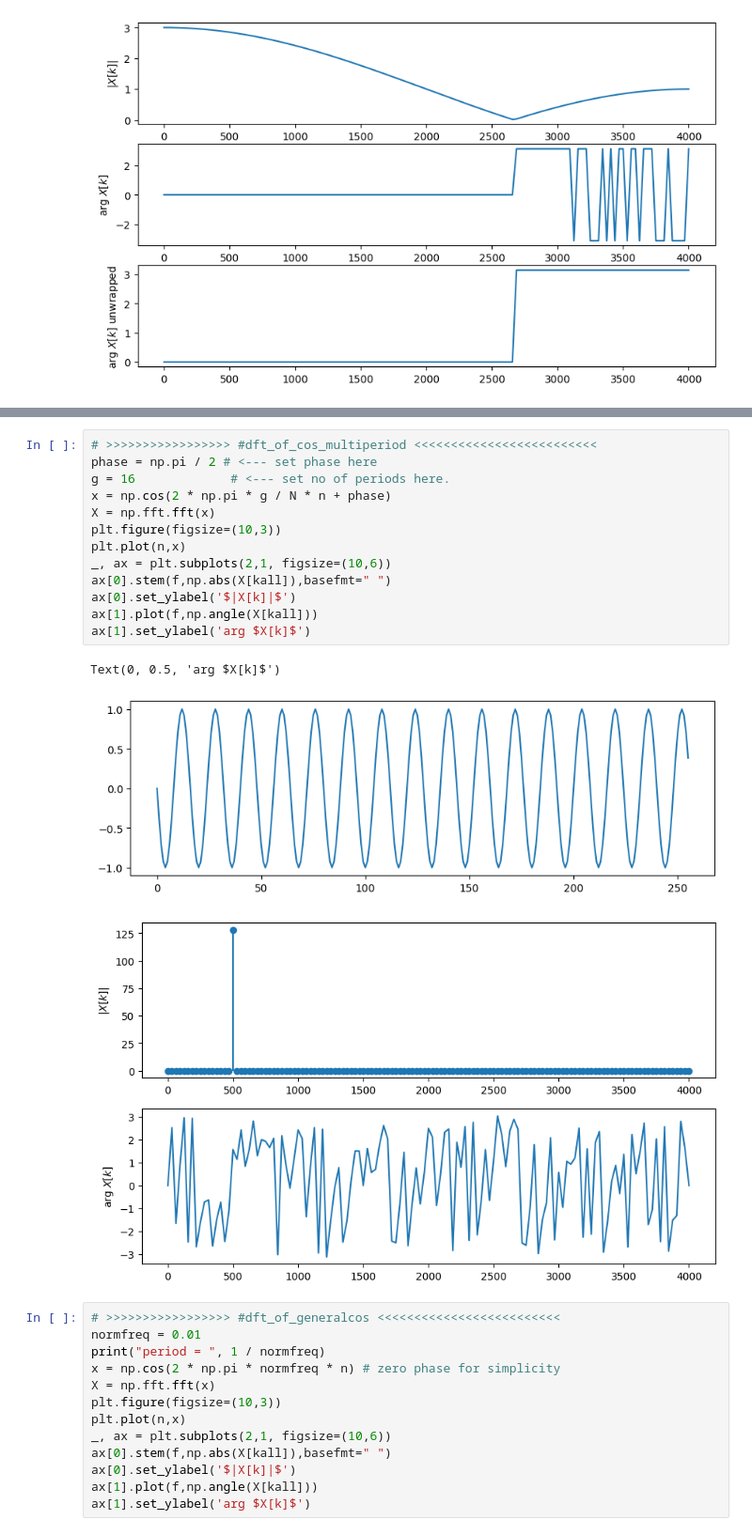
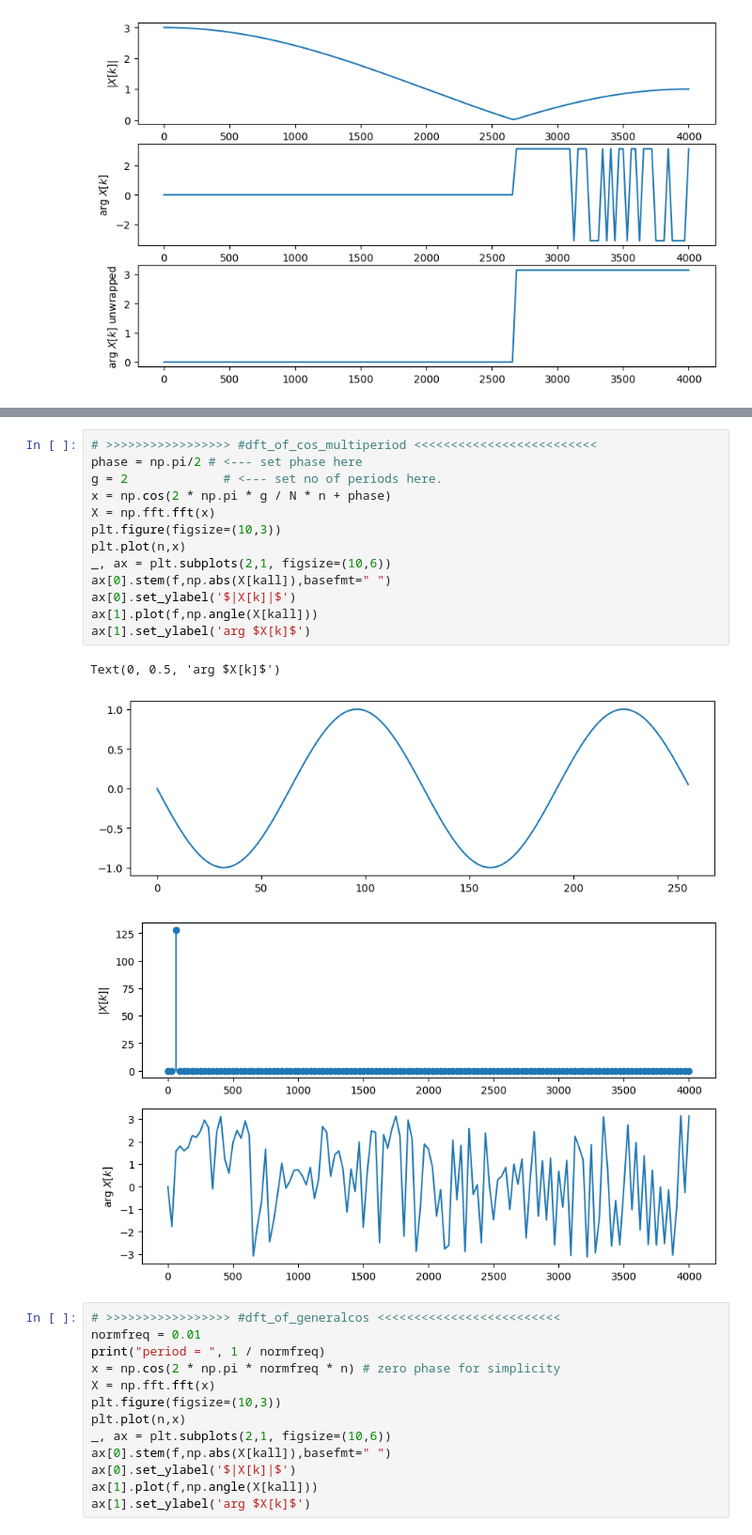
Before and after one commit to Katzoun/ISS-course, a Jupyter notebook: 03_spectral_analysis_2/03_spectral_2.ipynb, the cells around one changed output, grey strips where cells are left out. Shown at 94% size. Cells and saved outputs as stored; diff of their text form.

```diff
--- a/03_spectral_analysis_2/03_spectral_2.ipynb
+++ b/03_spectral_analysis_2/03_spectral_2.ipynb
@@ -175,21 +189,21 @@ Text(0, 0.5, 'arg $X[k]$')
 [figure]
 # %%
 # >>>>>>>>>>>>>>>>> #dft_of_cos_multiperiod <<<<<<<<<<<<<<<<<<<<<<<<<
-phase = np.pi / 2 # <--- set phase here
-g = 16             # <--- set no of periods here.
+phase = np.pi/2 # <--- set phase here
+g = 2             # <--- set no of periods here.
 x = np.cos(2 * np.pi * g / N * n + phase)
 X = np.fft.fft(x)
 plt.figure(figsize=(10,3))
 plt.plot(n,x)
 _, ax = plt.subplots(2,1, figsize=(10,6))
 ax[0].stem(f,np.abs(X[kall]),basefmt=" ")
 ax[0].set_ylabel('$|X[k]|$')
 ax[1].plot(f,np.angle(X[kall]))
 ax[1].set_ylabel('arg $X[k]$')
 # %% [output]
 Text(0, 0.5, 'arg $X[k]$')
-[figure, old version]
+[figure, new version]
-[figure, old version]
+[figure, new version]
 # %%
 # >>>>>>>>>>>>>>>>> #dft_of_generalcos <<<<<<<<<<<<<<<<<<<<<<<<<
 normfreq = 0.01
```
Also changed, not shown: parts of 6 cells of this notebook, 1 other file.
